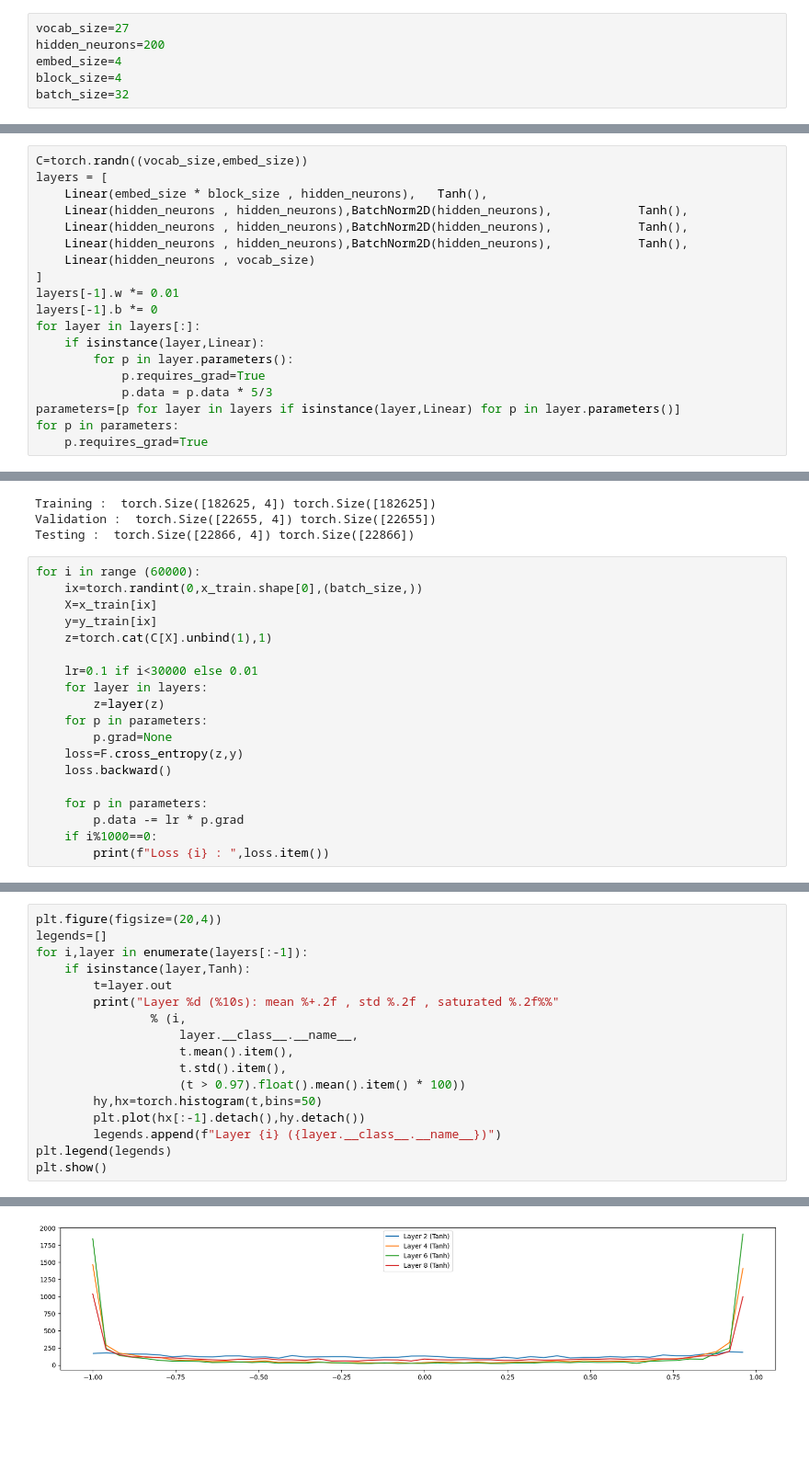
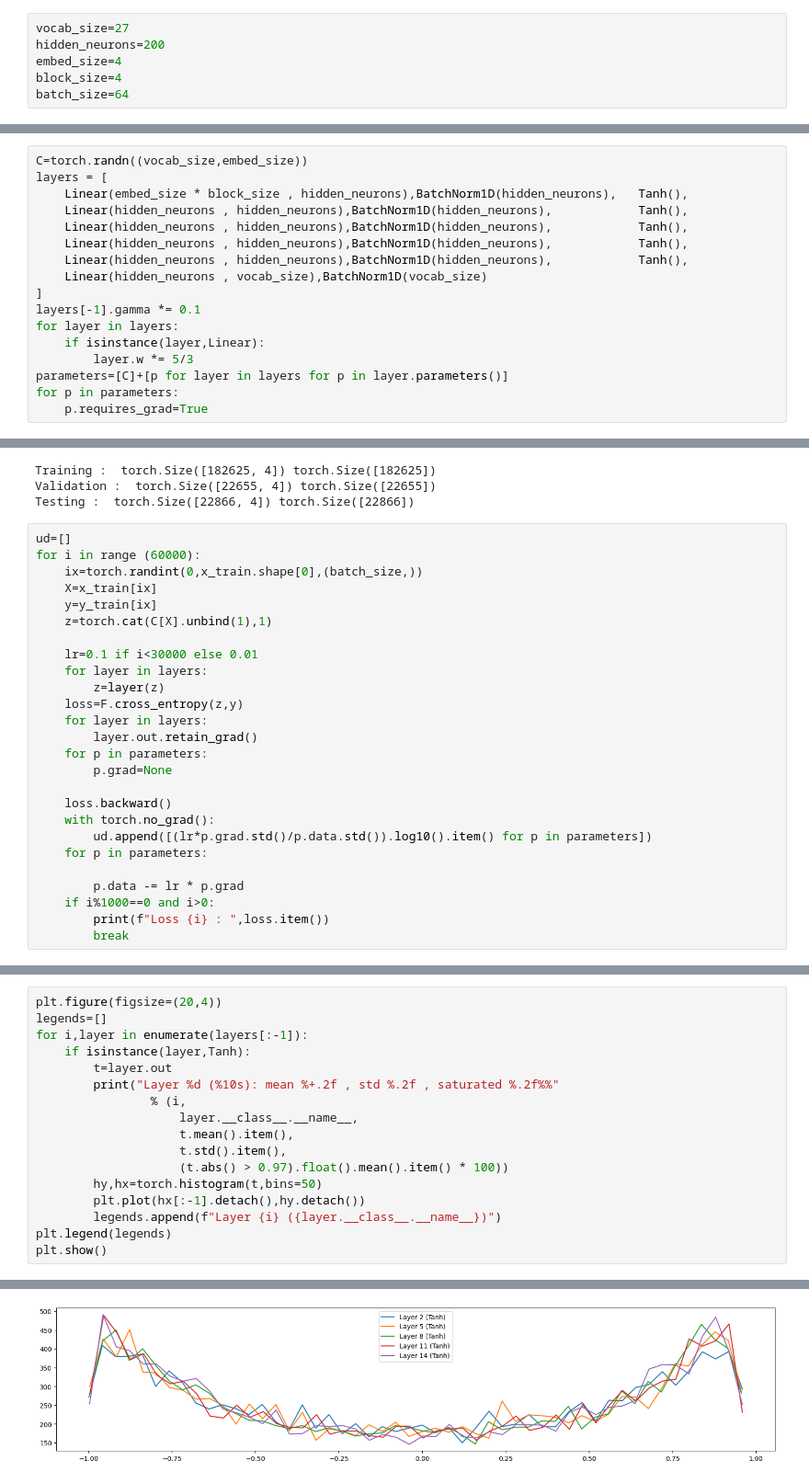
Before and after one commit to ItsRikan/Name-Generation, a Jupyter notebook: model3.ipynb, the cells around one changed output, grey strips where cells are left out. Shown at 92% size. Saved outputs shown, nothing was run; the diff lists cells and outputs as text; blank space fills up the shorter version.

```diff
--- a/model3.ipynb
+++ b/model3.ipynb
@@ -8,7 +8,7 @@ vocab_size=27
 hidden_neurons=200
 embed_size=4
 block_size=4
-batch_size=32
+batch_size=64
 # %%
 class Linear:
     def __init__(self,fan_in,fan_out,no_bias=False,seed=276458207):
@@ -58,19 +61,17 @@ class Tanh:
 # %%
 C=torch.randn((vocab_size,embed_size))
 layers = [
-    Linear(embed_size * block_size , hidden_neurons),   Tanh(),
-    Linear(hidden_neurons , hidden_neurons),BatchNorm2D(hidden_neurons),            Tanh(),
-    Linear(hidden_neurons , hidden_neurons),BatchNorm2D(hidden_neurons),            Tanh(),
-    Linear(hidden_neurons , hidden_neurons),BatchNorm2D(hidden_neurons),            Tanh(),
-    Linear(hidden_neurons , vocab_size)
+    Linear(embed_size * block_size , hidden_neurons),BatchNorm1D(hidden_neurons),   Tanh(),
+    Linear(hidden_neurons , hidden_neurons),BatchNorm1D(hidden_neurons),            Tanh(),
+    Linear(hidden_neurons , hidden_neurons),BatchNorm1D(hidden_neurons),            Tanh(),
+    Linear(hidden_neurons , hidden_neurons),BatchNorm1D(hidden_neurons),            Tanh(),
+    Linear(hidden_neurons , hidden_neurons),BatchNorm1D(hidden_neurons),            Tanh(),
+    Linear(hidden_neurons , vocab_size),BatchNorm1D(vocab_size)
 ]
-layers[-1].w *= 0.01
-layers[-1].b *= 0
-for layer in layers[:]:
+layers[-1].gamma *= 0.1
+for layer in layers:
     if isinstance(layer,Linear):
-        for p in layer.parameters():
-            p.requires_grad=True
-            p.data = p.data * 5/3
-parameters=[p for layer in layers if isinstance(layer,Linear) for p in layer.parameters()]
+        layer.w *= 5/3
+parameters=[C]+[p for layer in layers for p in layer.parameters()]
 for p in parameters:
     p.requires_grad=True
@@ -113,6 +112,7 @@ Training :  torch.Size([182625, 4]) torch.Size([182625])
 Validation :  torch.Size([22655, 4]) torch.Size([22655])
 Testing :  torch.Size([22866, 4]) torch.Size([22866])
 # %%
+ud=[]
 for i in range (60000):
     ix=torch.randint(0,x_train.shape[0],(batch_size,))
     X=x_train[ix]
@@ -122,13 +122,19 @@ for i in range (60000):
     lr=0.1 if i<30000 else 0.01
     for layer in layers:
         z=layer(z)
+    loss=F.cross_entropy(z,y)
+    for layer in layers:
+        layer.out.retain_grad()
     for p in parameters:
         p.grad=None
-    loss=F.cross_entropy(z,y)
+
     loss.backward()
+    with torch.no_grad():
+        ud.append([(lr*p.grad.std()/p.data.std()).log10().item() for p in parameters])
+    for p in parameters:
 
-    for p in parameters:
         p.data -= lr * p.grad
-    if i%1000==0:
+    if i%1000==0 and i>0:
         print(f"Loss {i} : ",loss.item())
+        break
 # %% [output]
@@ -160,7 +150,7 @@ for i,layer in enumerate(layers[:-1]):
                     layer.__class__.__name__,
                     t.mean().item(),
                     t.std().item(),
-                    (t > 0.97).float().mean().item() * 100))
+                    (t.abs() > 0.97).float().mean().item() * 100))
         hy,hx=torch.histogram(t,bins=50)
         plt.plot(hx[:-1].detach(),hy.detach())
         legends.append(f"Layer {i} ({layer.__class__.__name__})")
@@ -174 +165 @@ Layer 8 (      Tanh): mean -0.01 , std 0.76 , saturated 14.23%
-[figure, old version]
+[figure, new version]
```
Also changed, not shown: parts of 9 cells of this notebook, 2 other files.
